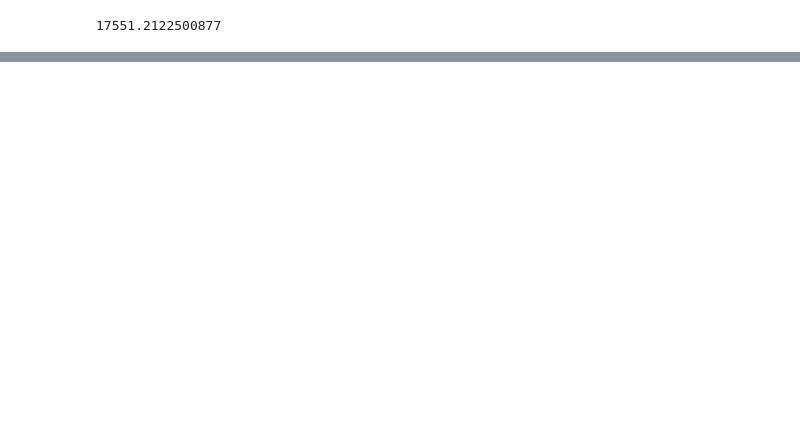
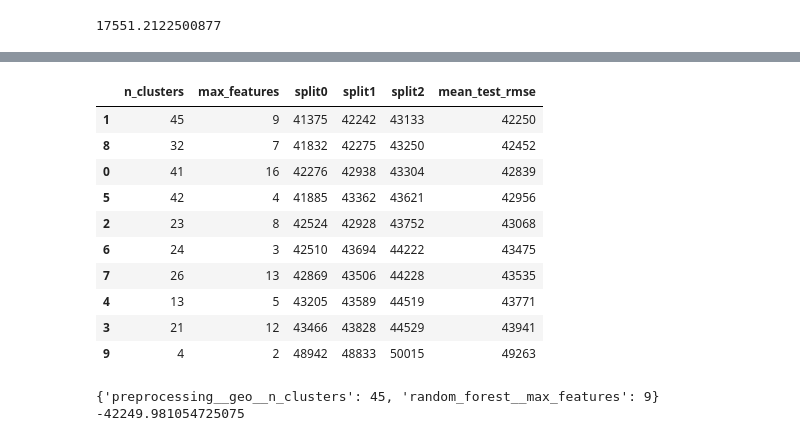
Before and after one commit to 19mddill/ML_Aurelien, a Jupyter notebook: california_housing.ipynb, the cells around one changed output, grey strips where cells are left out. Drawn from its saved outputs; the diff is of its cells as text; code cells hidden in the pictures; blank space fills up the shorter version.

```diff
--- a/california_housing.ipynb
+++ b/california_housing.ipynb
@@ -1129,24 +1129,3 @@ forest_rmse
 # forest_rmses = -cross_val_score(forest_reg, housing, housing_labels,scoring="neg_root_mean_squared_error", cv=10)
 # %%
 # pd.Series(forest_rmses).describe()
-# %%
-from sklearn.ensemble import RandomForestRegressor
-from sklearn.model_selection import GridSearchCV
-from tempfile import mkdtemp
-import shutil
-
-cachedir = mkdtemp()
-
-full_pipeline = Pipeline([
-    ("preprocessing", preprocessing),
-    ("random_forest", RandomForestRegressor(random_state=42)),
-],memory=cachedir)
-param_grid = [
-    {'preprocessing__geo__n_clusters': [5, 8, 10],
-     'random_forest__max_features': [4, 6, 8]},
-    {'preprocessing__geo__n_clusters': [10, 15],
-     'random_forest__max_features': [6, 8, 10]},
-]
-grid_search = GridSearchCV(full_pipeline, param_grid, cv=3,
-                           scoring='neg_root_mean_squared_error')
-grid_search.fit(housing, housing_labels)
@@ -1261,0 +1183,12 @@ cv_res.head()
+# %%
+from sklearn.model_selection import RandomizedSearchCV
+from scipy.stats import randint
+
+param_distribs = {'preprocessing__geo__n_clusters': randint(low=3, high=50),
+                  'random_forest__max_features': randint(low=2, high=20)}
+
+rnd_search = RandomizedSearchCV(
+    full_pipeline, param_distributions=param_distribs, n_iter=10, cv=3,
+    scoring='neg_root_mean_squared_error', random_state=42)
+
+rnd_search.fit(housing, housing_labels)
@@ -1261,0 +1213,29 @@ cv_res.head()
+# %%
+# extra code – displays the random search results
+cv_res = pd.DataFrame(rnd_search.cv_results_)
+cv_res.sort_values(by="mean_test_score", ascending=False, inplace=True)
+cv_res = cv_res[["param_preprocessing__geo__n_clusters",
+                 "param_random_forest__max_features", "split0_test_score",
+                 "split1_test_score", "split2_test_score", "mean_test_score"]]
+score_cols = ["split0", "split1", "split2", "mean_test_rmse"]
+cv_res.columns = ["n_clusters", "max_features"] + score_cols
+cv_res[score_cols] = -cv_res[score_cols].round().astype(np.int64)
+cv_res
+# %% [output]
+|  | n_clusters | max_features | split0 | split1 | split2 | mean_test_rmse |
+| 1 | 45 | 9 | 41375 | 42242 | 43133 | 42250 |
+| 8 | 32 | 7 | 41832 | 42275 | 43250 | 42452 |
+| 0 | 41 | 16 | 42276 | 42938 | 43304 | 42839 |
+| 5 | 42 | 4 | 41885 | 43362 | 43621 | 42956 |
+| 2 | 23 | 8 | 42524 | 42928 | 43752 | 43068 |
+| 6 | 24 | 3 | 42510 | 43694 | 44222 | 43475 |
+| 7 | 26 | 13 | 42869 | 43506 | 44228 | 43535 |
+| 4 | 13 | 5 | 43205 | 43589 | 44519 | 43771 |
+| 3 | 21 | 12 | 43466 | 43828 | 44529 | 43941 |
+| 9 | 4 | 2 | 48942 | 48833 | 50015 | 49263 |
+# %%
+print(rnd_search.best_params_)      # best hyperparameters
+print(rnd_search.best_score_)       # best CV score
+# %% [output]
+{'preprocessing__geo__n_clusters': 45, 'random_forest__max_features': 9}
+-42249.981054725075
```
Also changed, not shown: parts of 48 cells of this notebook.
